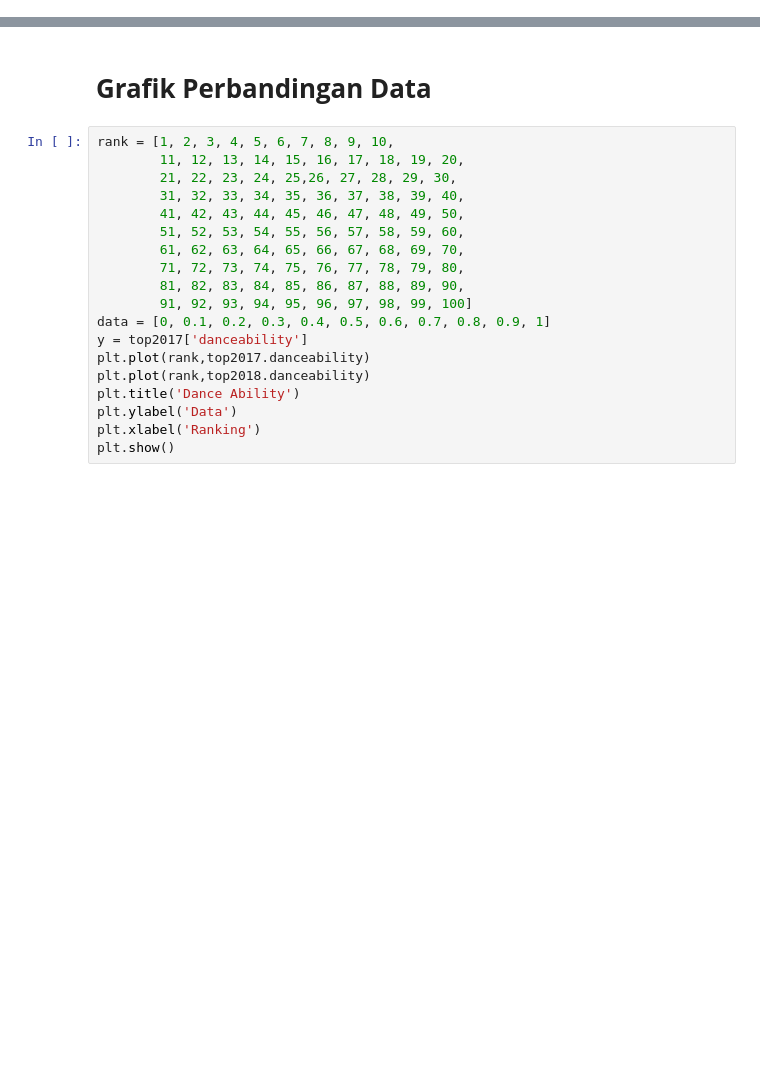
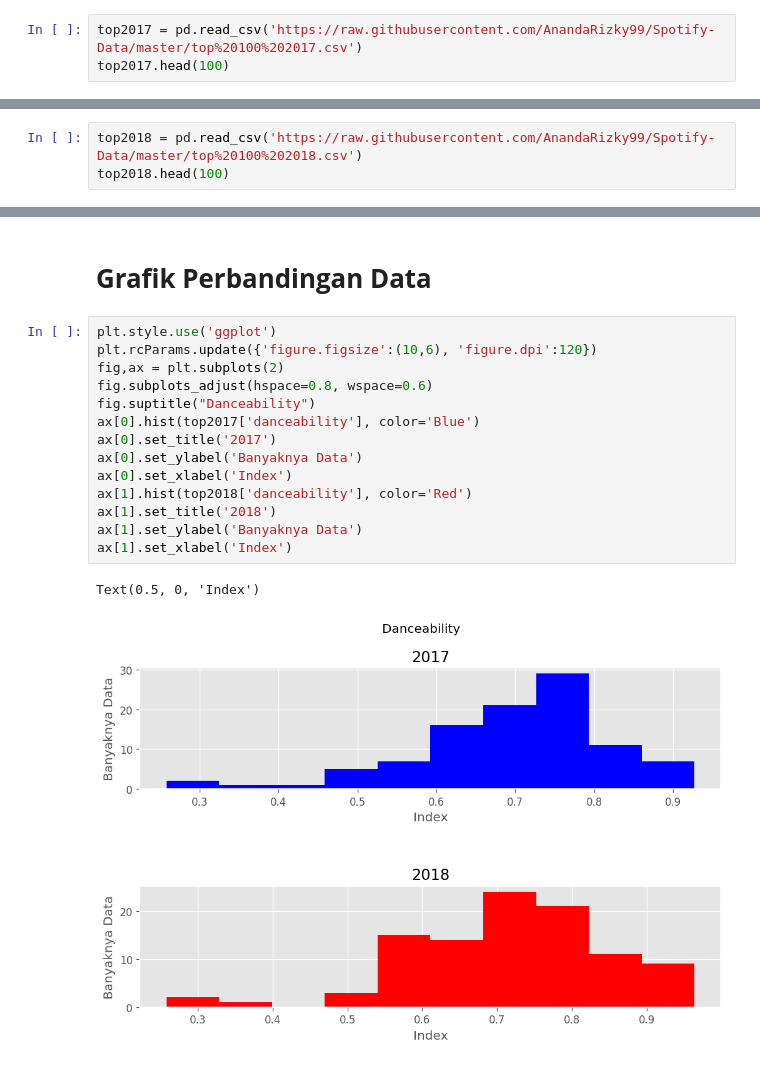
Before and after one commit to Ananda-Rizky-Duto/Spotify-Data, a Jupyter notebook: Spotify_Data.ipynb, the cells around one changed output, grey strips where cells are left out. Cells and saved outputs as stored; diff of their text form; blank space fills up the shorter version.

```diff
--- a/Spotify_Data.ipynb
+++ b/Spotify_Data.ipynb
@@ -26,0 +15,3 @@ top2018.head()
+# %%
+top2017 = pd.read_csv('https://raw.githubusercontent.com/AnandaRizky99/Spotify-Data/master/top%20100%202017.csv')
+top2017.head(100)
@@ -26,0 +32,3 @@ top2018.head()
+# %%
+top2018 = pd.read_csv('https://raw.githubusercontent.com/AnandaRizky99/Spotify-Data/master/top%20100%202018.csv')
+top2018.head(100)
@@ -27,21 +339,19 @@ top2018.head()
 # %% [markdown]
 # **Grafik Perbandingan Data**
-# %%
-rank = [1, 2, 3, 4, 5, 6, 7, 8, 9, 10,
-        11, 12, 13, 14, 15, 16, 17, 18, 19, 20,
-        21, 22, 23, 24, 25,26, 27, 28, 29, 30,
-        31, 32, 33, 34, 35, 36, 37, 38, 39, 40,
-        41, 42, 43, 44, 45, 46, 47, 48, 49, 50,
-        51, 52, 53, 54, 55, 56, 57, 58, 59, 60,
-        61, 62, 63, 64, 65, 66, 67, 68, 69, 70,
-        71, 72, 73, 74, 75, 76, 77, 78, 79, 80,
-        81, 82, 83, 84, 85, 86, 87, 88, 89, 90,
-        91, 92, 93, 94, 95, 96, 97, 98, 99, 100]
-data = [0, 0.1, 0.2, 0.3, 0.4, 0.5, 0.6, 0.7, 0.8, 0.9, 1]
-y = top2017['danceability']
-plt.plot(rank,top2017.danceability)
-plt.plot(rank,top2018.danceability)
-plt.title('Dance Ability')
-plt.ylabel('Data')
-plt.xlabel('Ranking')
-plt.show()
+# %%
+plt.style.use('ggplot')
+plt.rcParams.update({'figure.figsize':(10,6), 'figure.dpi':120})
+fig,ax = plt.subplots(2)
+fig.subplots_adjust(hspace=0.8, wspace=0.6)
+fig.suptitle("Danceability")
+ax[0].hist(top2017['danceability'], color='Blue')
+ax[0].set_title('2017')
+ax[0].set_ylabel('Banyaknya Data')
+ax[0].set_xlabel('Index')
+ax[1].hist(top2018['danceability'], color='Red')
+ax[1].set_title('2018')
+ax[1].set_ylabel('Banyaknya Data')
+ax[1].set_xlabel('Index')
+# %% [output]
+Text(0.5, 0, 'Index')
+[figure, added]
```
Also changed, not shown: parts of 29 cells of this notebook.
